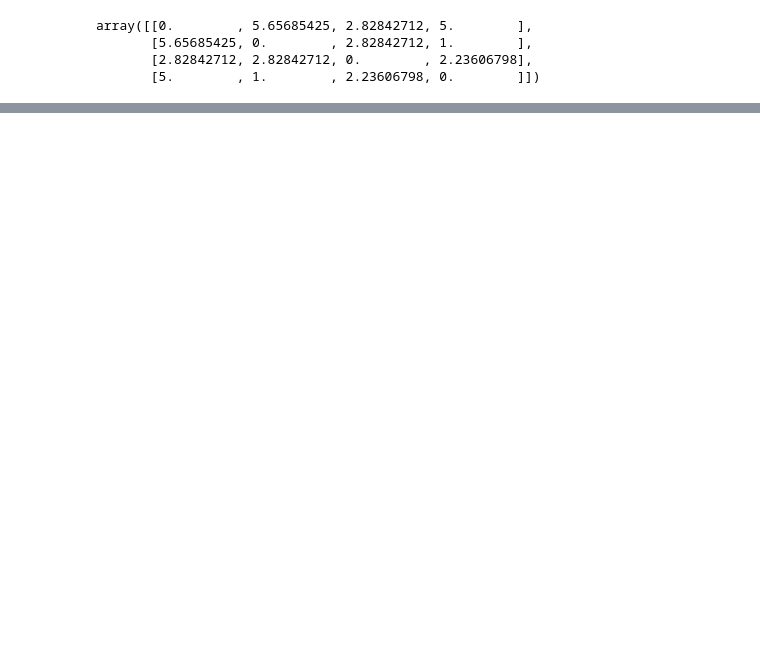
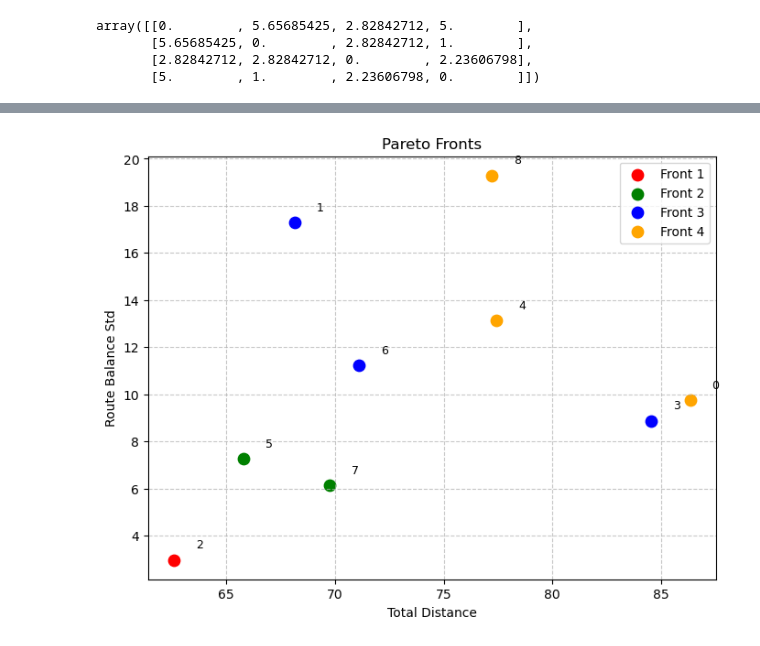
Before and after one commit to emibk/ACIT4160-1-Assignment-2, a Jupyter notebook: NSGA-2.ipynb, the cells around one changed output, grey strips where cells are left out. Cells and saved outputs as stored; diff of their text form; code cells hidden in the pictures; blank space fills up the shorter version.

Commit message:
tested NSGA 2 algorithm for instance a

```diff
--- a/NSGA-2.ipynb
+++ b/NSGA-2.ipynb
@@ -271,0 +434,20 @@ Repaired Loads:
+# %%
+# Test instance created to test non dominated sorting
+
+
+test_instance = {
+    "node_coord": np.array([
+        [0,0],
+        [4, 12],
+        [12, 2],
+        [0, 4],
+    ]),
+    "depot": np.array([0])  # depot index
+}
+n_vehicles = 2
+
+sol_1 = Solution(create_individual(test_instance, n_vehicles))
+sol_2 = Solution(create_individual(test_instance, n_vehicles))
+
+print(f"Sol 1: {sol_1.x}")
+print(f"Sol 2: {sol_2.x}")
@@ -271,0 +676,59 @@ Repaired Loads:
+# %%
+# Test instance created to test non dominated sorting
+
+test_instance = {
+    "node_coord": np.array([
+        [0,0],
+        [4, 12],
+        [12, 2],
+        [0, 4],
+        [3,9],
+        [10, 12],
+        [6,1],
+    ]),
+    "depot": np.array([0])  # depot index
+}
+n_vehicles = 2
+from scipy.spatial.distance import cdist
+node_coords = test_instance["node_coord"]
+edge_weight = cdist(node_coords, node_coords, metric='euclidean')
+test_instance["edge_weight"] = edge_weight
+
+
+
+
+import matplotlib.pyplot as plt
+population = [Solution(create_individual(test_instance, n_vehicles)) for i in range(9)]
+for p in population:
+    p.objectives = [f(p.x, test_instance, n_vehicles) for f in objective_functions]
+print("Before sorting:")
+for i, p in enumerate(population):
+    print(f"Individual {i}: {p.x}, Objectives: {p.objectives}")
+
+non_dominated_sort(population)
+print("\nAfter non-dominated sorting:")
+for i, p in enumerate(population):
+    print(f"Individual {i}: {p.x}, Objectives: {p.objectives}, Rank: {p.rank}")
+# Get unique ranks
+ranks = sorted(set(p.rank for p in population))
+colors = ['red', 'green', 'blue', 'orange', 'purple', 'cyan']
+
+plt.figure(figsize=(8,6))
+
+for i, rank in enumerate(ranks):
+    front = [p for p in population if p.rank == rank]
+    x = [p.objectives[0] for p in front]  # total distance
+    y = [p.objectives[1] for p in front]  # route balance std
+    plt.scatter(x, y, color=colors[i % len(colors)], label=f'Front {rank}', s=80)
+        # Annotate points with their indices
+    for j, p_ind in enumerate(front):
+        plt.text(x[j]+1, y[j]+0.5, str(population.index(p_ind)), fontsize=9, color='black')
+
+
+plt.xlabel('Total Distance')
+plt.ylabel('Route Balance Std')
+plt.title('Pareto Fronts')
+plt.legend()
+plt.grid(True, linestyle='--', alpha=0.7)
+plt.show()
+# %% [output]
@@ -271,0 +752 @@ Repaired Loads:
+[figure, added]
```
Also changed, not shown: parts of 45 cells of this notebook.
